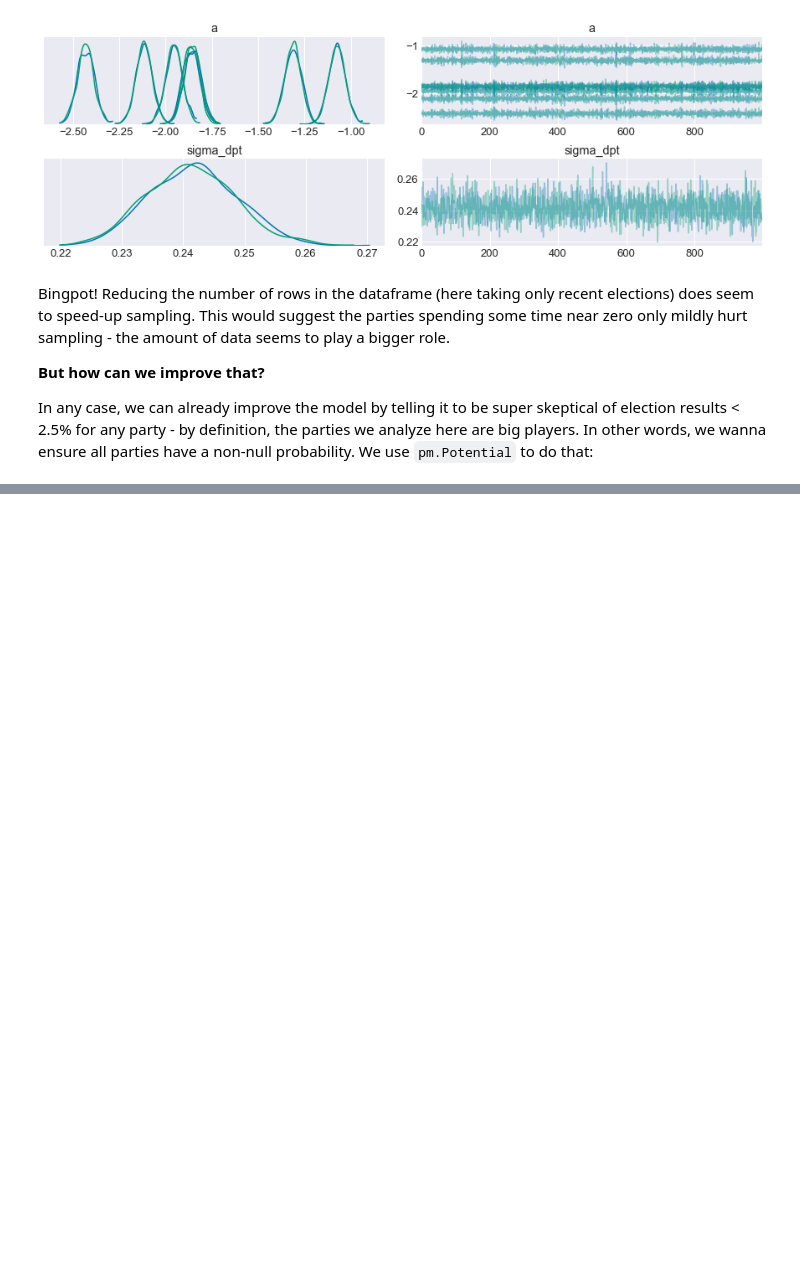
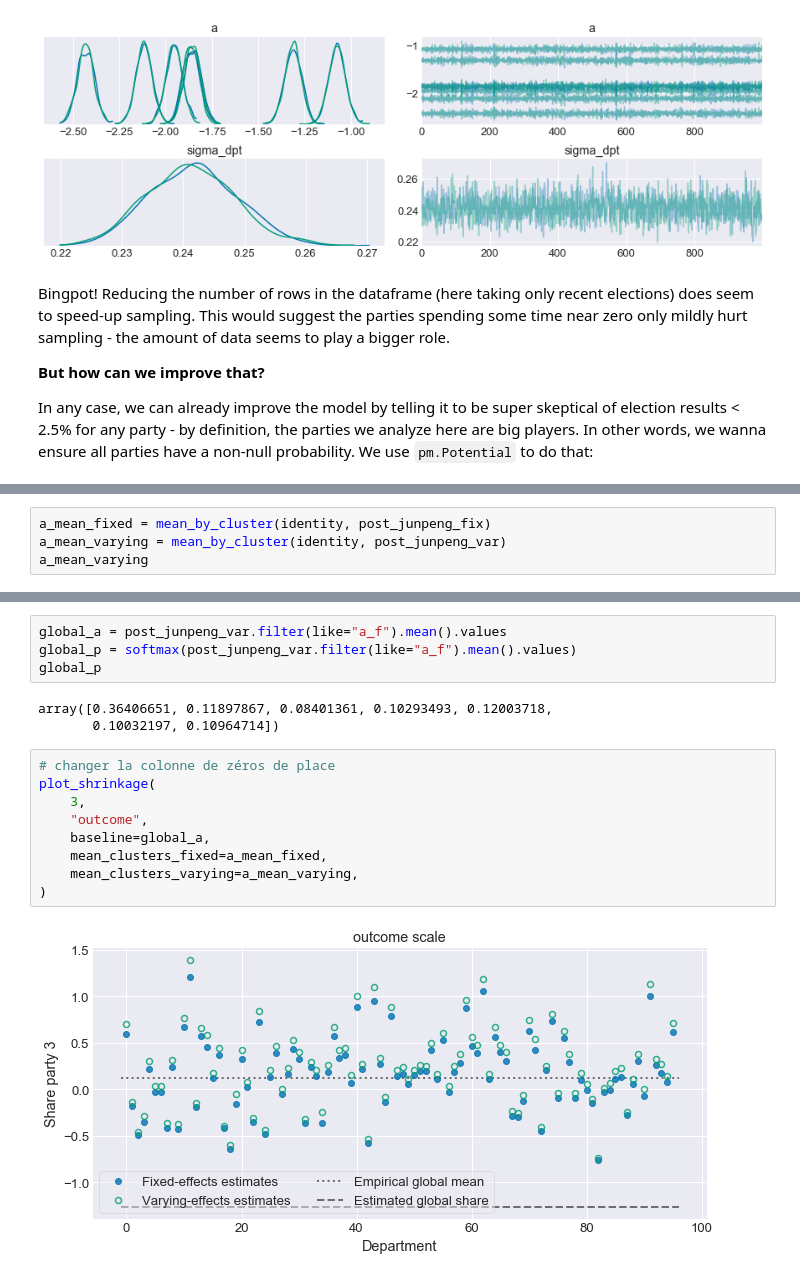
Before and after one commit to pollsposition/models, a Jupyter notebook: fondamentaux/funds2.ipynb, the cells around one changed output, grey strips where cells are left out. Saved outputs shown, nothing was run; the diff lists cells and outputs as text; blank space fills up the shorter version.

```diff
--- a/fondamentaux/funds2.ipynb
+++ b/fondamentaux/funds2.ipynb
@@ -397,0 +706,4 @@ ParallelSamplingError: Bad initial energy
+# %%
+a_mean_fixed = mean_by_cluster(identity, post_junpeng_fix)
+a_mean_varying = mean_by_cluster(identity, post_junpeng_var)
+a_mean_varying
@@ -398,3 +725,21 @@ ParallelSamplingError: Bad initial energy
+# %%
+global_a = post_junpeng_var.filter(like="a_f").mean().values
+global_p = softmax(post_junpeng_var.filter(like="a_f").mean().values)
+global_p
+# %% [output]
+array([0.36406651, 0.11897867, 0.08401361, 0.10293493, 0.12003718,
+       0.10032197, 0.10964714])
+# %%
+# changer la colonne de zéros de place
+plot_shrinkage(
+    3,
+    "outcome",
+    baseline=global_a,
+    mean_clusters_fixed=a_mean_fixed,
+    mean_clusters_varying=a_mean_varying,
+)
+# %% [output]
+[figure, added]
 # %%
 with pm.Model() as hier_model:
 
```
Also changed, not shown: parts of 17 cells of this notebook.
